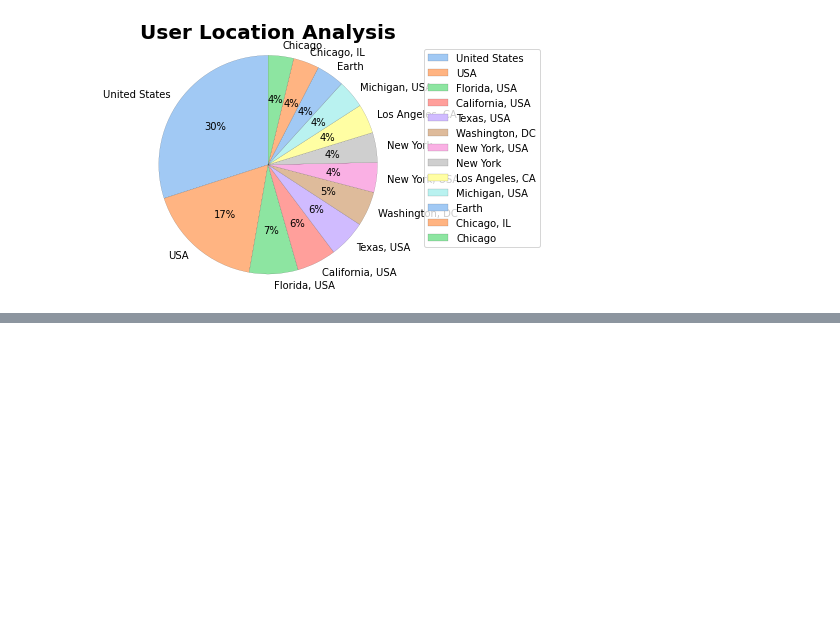
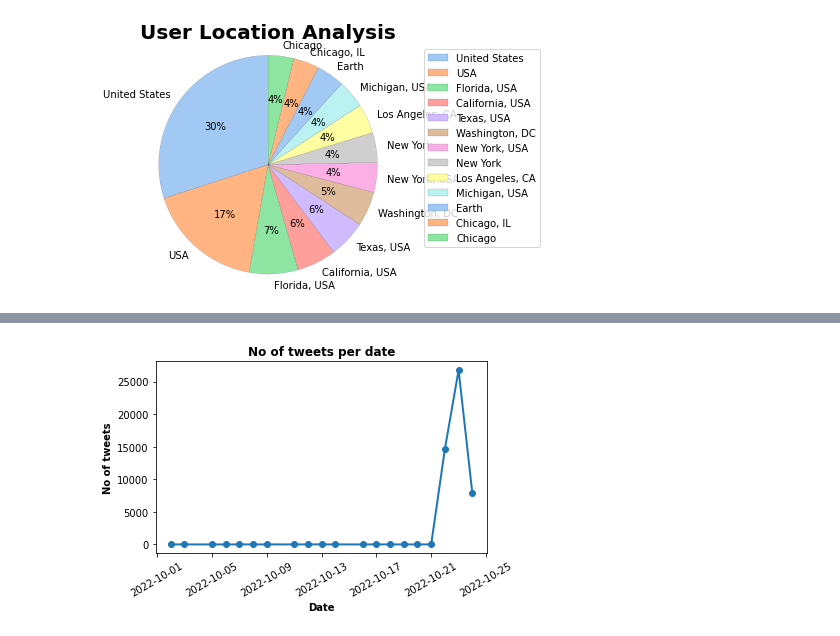
Before and after one commit to ushifali/Twiter_Analysis_Abortion_Law_US, a Jupyter notebook: EDA of unsupervised abortion tweets.ipynb, the cells around one changed output, grey strips where cells are left out. Saved outputs shown, nothing was run; the diff lists cells and outputs as text; code cells hidden in the pictures; blank space fills up the shorter version.

```diff
--- a/EDA of unsupervised abortion tweets.ipynb
+++ b/EDA of unsupervised abortion tweets.ipynb
@@ -445,3 +462,7 @@ plt.tight_layout()
 plt.show()
 # %% [output]
 [figure]
+# %%
+train_data['date_extracted'] = train_data['date'].str[:10]
+# %%
+train_data['date_extracted'] = pd.to_datetime(train_data['date_extracted'],format='%Y-%m-%d')
@@ -447,0 +473,6 @@ plt.show()
+# %%
+date_data = train_data['date_extracted'].value_counts()
+# %%
+date_data.sort_index(inplace=True, ascending=False)
+date_data = date_data.head(20)
+date_data
@@ -447,0 +497,12 @@ plt.show()
+# %%
+from datetime import datetime
+
+plt.plot(list(date_data.index), list(date_data.values),'o-', linewidth=2)
+plt.xticks(rotation=30)
+plt.title("No of tweets per date",fontsize =12, fontweight="bold")
+plt.xlabel("Date",fontweight="bold")
+plt.ylabel("No of tweets",fontweight="bold")
+plt.tight_layout()
+plt.show()
+# %% [output]
+[figure, added]
```
Also changed, not shown: parts of 8 cells of this notebook.
